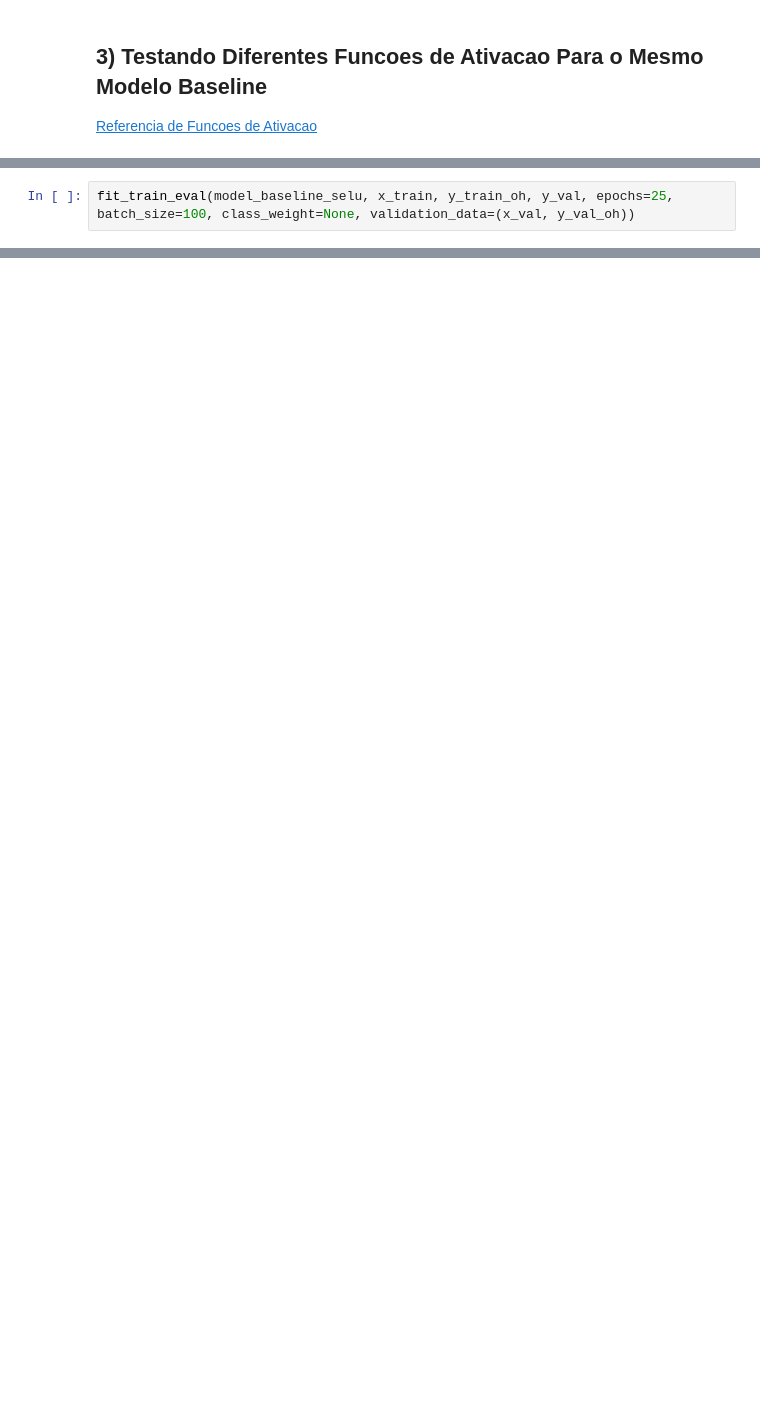
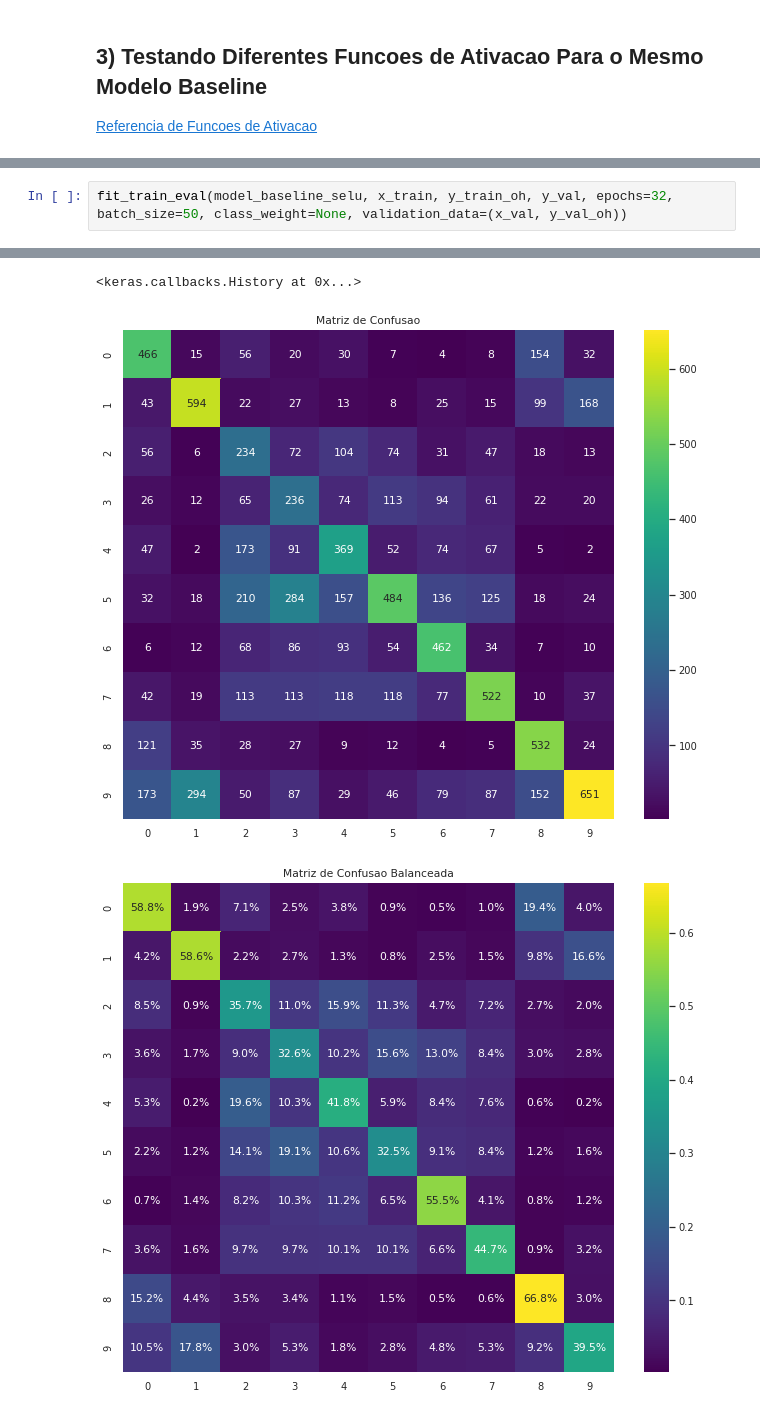
Before and after one commit to esuda/mineiracao_dados_complexos, a Jupyter notebook: INF0618_Trabalho_01_Kurosawa_Suda_Wakabayashi.ipynb, the cells around one changed output, grey strips where cells are left out. Cells and saved outputs as stored; diff of their text form; blank space fills up the shorter version.

```diff
--- a/INF0618_Trabalho_01_Kurosawa_Suda_Wakabayashi.ipynb
+++ b/INF0618_Trabalho_01_Kurosawa_Suda_Wakabayashi.ipynb
@@ -300,2 +341,3 @@ model_baseline_selu.summary()
 # %%
-fit_train_eval(model_baseline_selu, x_train, y_train_oh, y_val, epochs=25, batch_size=100, class_weight=None, validation_data=(x_val, y_val_oh))
+fit_train_eval(model_baseline_selu, x_train, y_train_oh, y_val, epochs=32, batch_size=50, class_weight=None, validation_data=(x_val, y_val_oh))
+# %% [output]
@@ -301,0 +361,3 @@ fit_train_eval(model_baseline_selu, x_train, y_train_oh, y_val, epochs=25, batch
+<keras.callbacks.History at 0x...>
+[figure, added]
+[figure, added]
```
Also changed, not shown: parts of 10 cells of this notebook.
